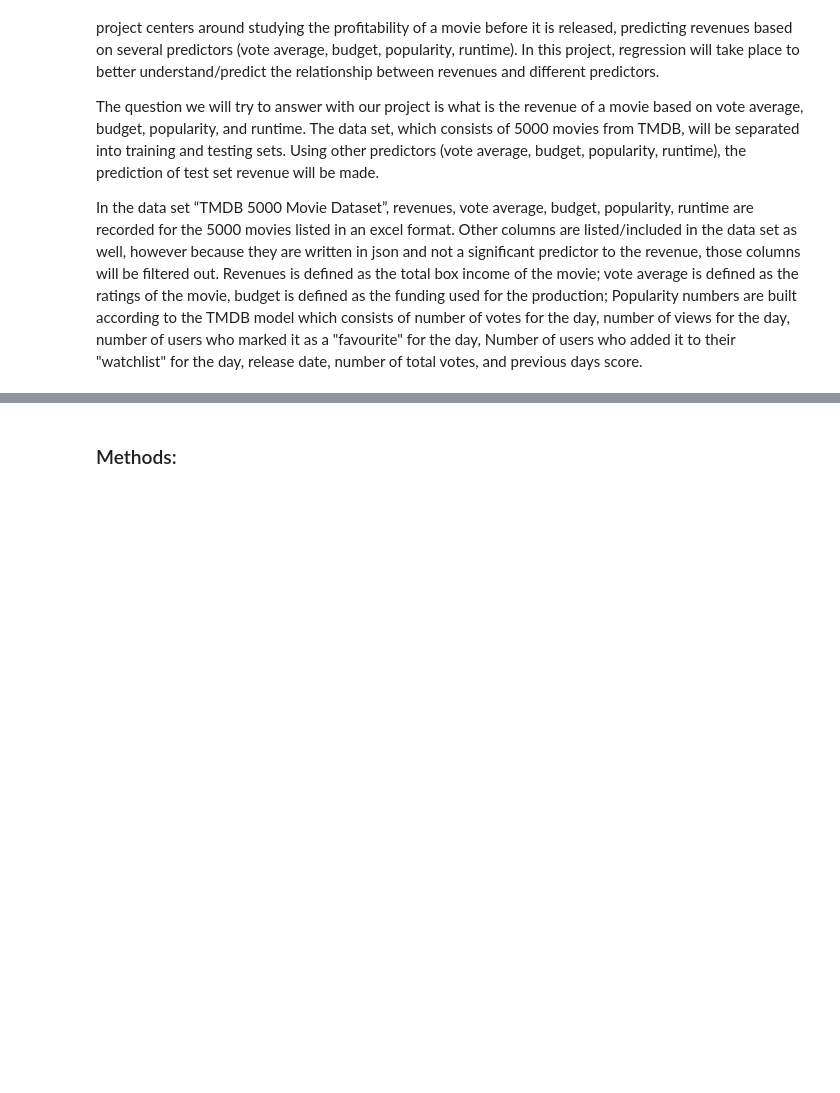
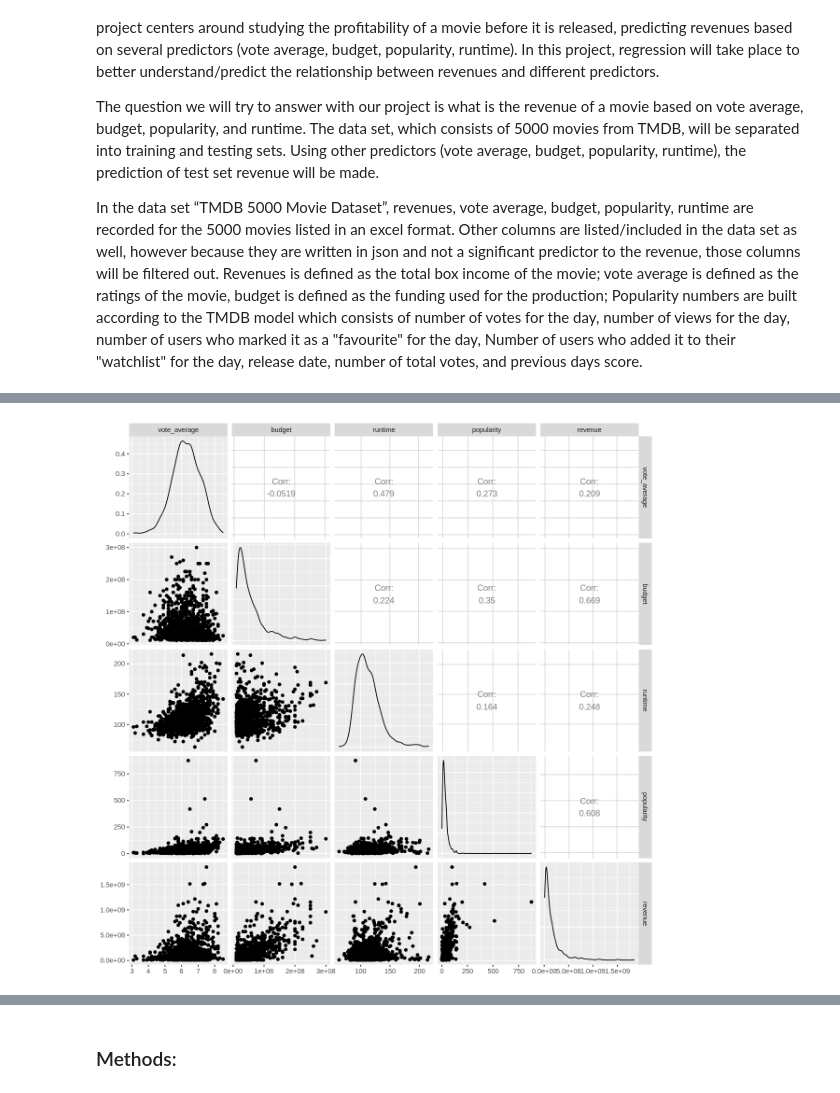
Before and after one commit to rehan13/Movie-Revenue-Predictions, a Jupyter notebook: Movie_Revenue_Preditor.ipynb, the cells around one changed output, grey strips where cells are left out. Saved outputs shown, nothing was run; the diff lists cells and outputs as text; code cells hidden in the pictures; blank space fills up the shorter version.

```diff
--- a/Movie_Revenue_Preditor.ipynb
+++ b/Movie_Revenue_Preditor.ipynb
@@ -133,4 +81,10 @@ revenue_split <- initial_split(Revenue_Data_Particulars, prop = 0.75, strata = r
 revenue_train <- training(revenue_split)
 revenue_test <- testing(revenue_split)
+# %%
+options(repr.plot.width = 10, repr.plot.height = 10)
+relationship_revenue <- ggpairs(revenue_train)
+relationship_revenue
+# %% [output]
+[figure, added]
 # %%
 # create recipe
```
Also changed, not shown: parts of 16 cells of this notebook.
